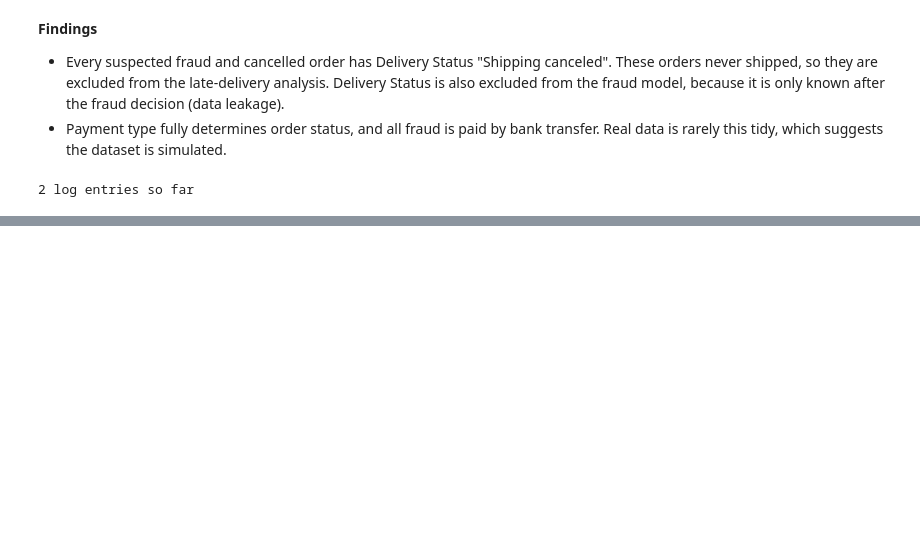
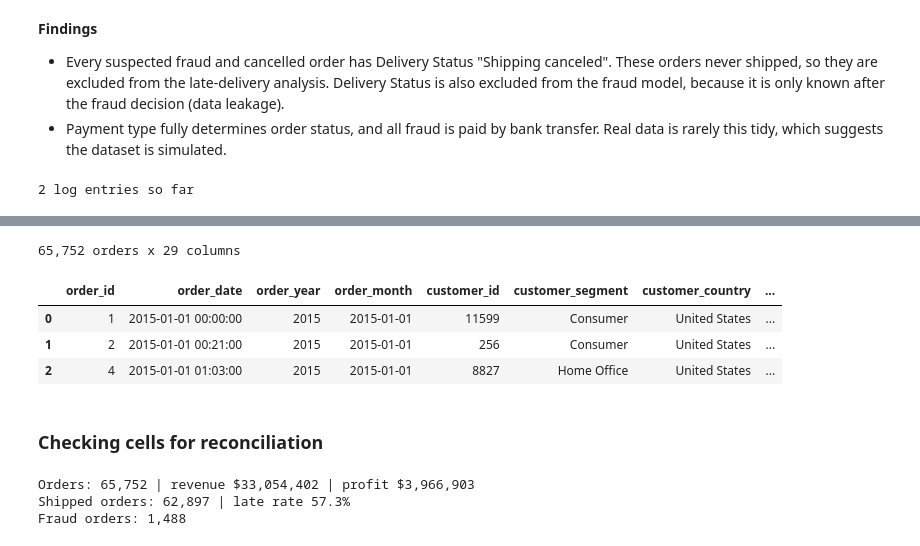
Before and after one commit to GLICON/dataco-supply-chain-analysis, a Jupyter notebook: notebooks/01-data_cleaning.ipynb, the cells around one changed output, grey strips where cells are left out. Saved outputs shown, nothing was run; the diff lists cells and outputs as text; code cells hidden in the pictures; blank space fills up the shorter version.

```diff
--- a/notebooks/01-data_cleaning.ipynb
+++ b/notebooks/01-data_cleaning.ipynb
@@ -230,0 +522,59 @@ print(len(log), 'log entries so far')
+# %%
+orders = df.groupby('order_id').agg(
+    # Same for every item in the order: keep the first value
+    order_date=('order_date', 'first'),
+    order_year=('order_year', 'first'),
+    order_month=('order_month', 'first'),
+    customer_id=('customer_id', 'first'),
+    customer_segment=('customer_segment', 'first'),
+    customer_country=('customer_country', 'first'),
+    payment_type=('payment_type', 'first'),
+    order_status=('order_status', 'first'),
+    delivery_status=('delivery_status', 'first'),
+    shipping_mode=('shipping_mode', 'first'),
+    market=('market', 'first'),
+    order_region=('order_region', 'first'),
+    order_country=('order_country', 'first'),
+    days_shipping_real=('days_shipping_real', 'first'),
+    days_shipping_scheduled=('days_shipping_scheduled', 'first'),
+    shipping_delay=('shipping_delay', 'first'),
+    is_shipped=('is_shipped', 'first'),
+    is_late=('is_late', 'first'),
+    is_fraud=('is_fraud', 'first'),
+    is_cancelled=('is_cancelled', 'first'),
+    # Different for each item: count or add up
+    n_items=('order_item_id', 'size'),          # how many items
+    total_quantity=('quantity', 'sum'),
+    gross_sales=('gross_sales', 'sum'),
+    discount_amount=('discount_amount', 'sum'),
+    revenue=('revenue', 'sum'),
+    profit=('item_profit', 'sum'),
+    n_categories=('category_name', 'nunique'),  # how many different categories
+).reset_index()
+
+orders['avg_discount_rate'] = orders['discount_amount'] / orders['gross_sales']
+
+print(f'{len(orders):,} orders x {orders.shape[1]} columns')
+orders.head(3)
+# %% [output]
+65,752 orders x 29 columns
+|  | order_id | order_date | order_year | order_month | customer_id | customer_segment | customer_country | ... |
+| 0 | 1 | 2015-01-01 00:00:00 | 2015 | 2015-01-01 | 11599 | Consumer | United States | ... |
+| 1 | 2 | 2015-01-01 00:21:00 | 2015 | 2015-01-01 | 256 | Consumer | United States | ... |
+| 2 | 4 | 2015-01-01 01:03:00 | 2015 | 2015-01-01 | 8827 | Home Office | United States | ... |
+# %% [markdown]
+### Checking cells for reconciliation
+# %%
+# assert does nothing if the statement is True, and stops with an error if it is False
+assert len(orders) == df['order_id'].nunique()
+assert np.isclose(orders['revenue'].sum(), df['revenue'].sum())
+assert np.isclose(orders['profit'].sum(), df['item_profit'].sum())
+
+shipped_orders = orders[orders['is_shipped']]
+print(f"Orders: {len(orders):,} | revenue ${orders['revenue'].sum():,.0f} | profit ${orders['profit'].sum():,.0f}")
+print(f"Shipped orders: {len(shipped_orders):,} | late rate {shipped_orders['is_late'].mean():.1%}")
+print(f"Fraud orders: {orders['is_fraud'].sum():,}")
+# %% [output]
+Orders: 65,752 | revenue $33,054,402 | profit $3,966,903
+Shipped orders: 62,897 | late rate 57.3%
+Fraud orders: 1,488
```
Also changed, not shown: parts of 30 cells of this notebook, 1 other file.
